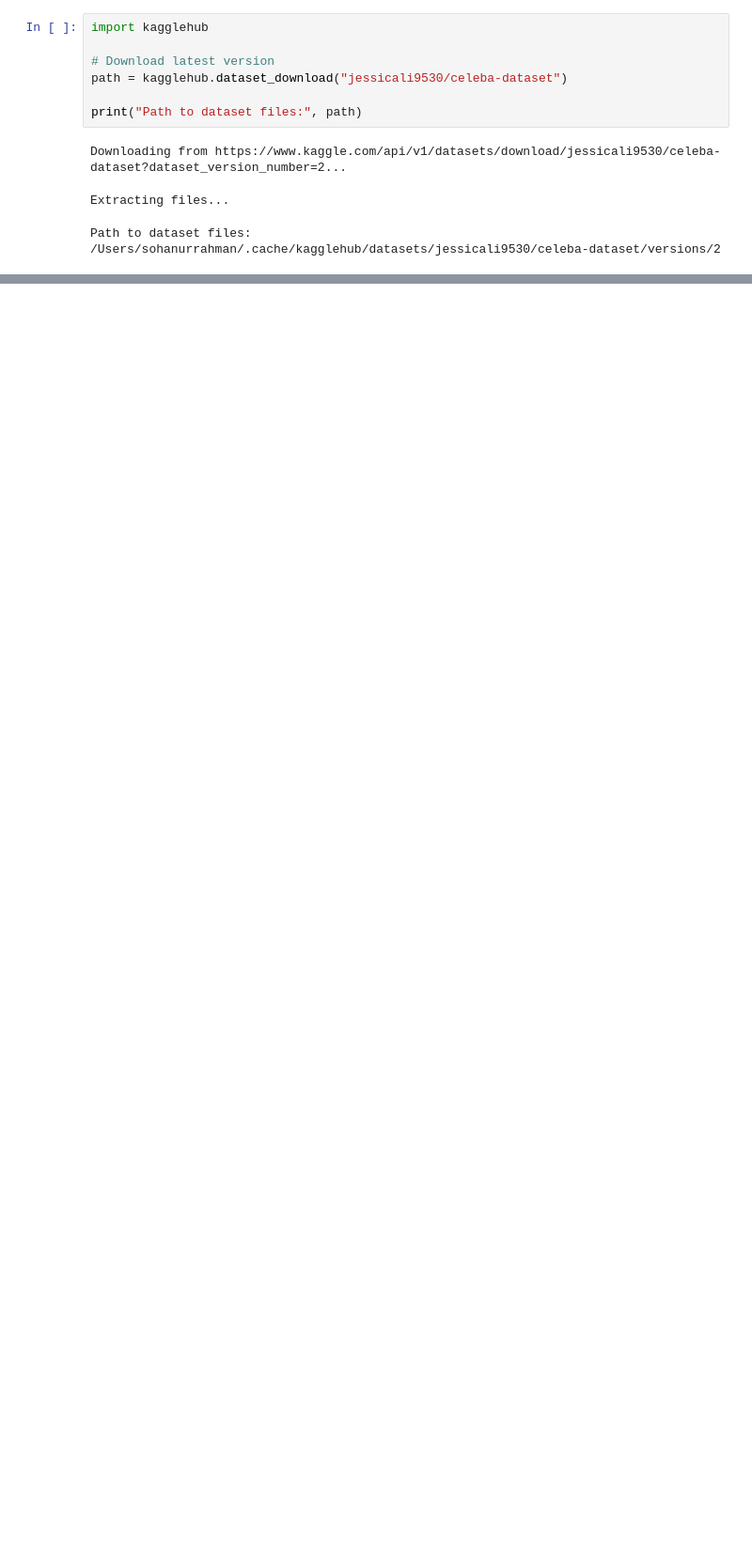
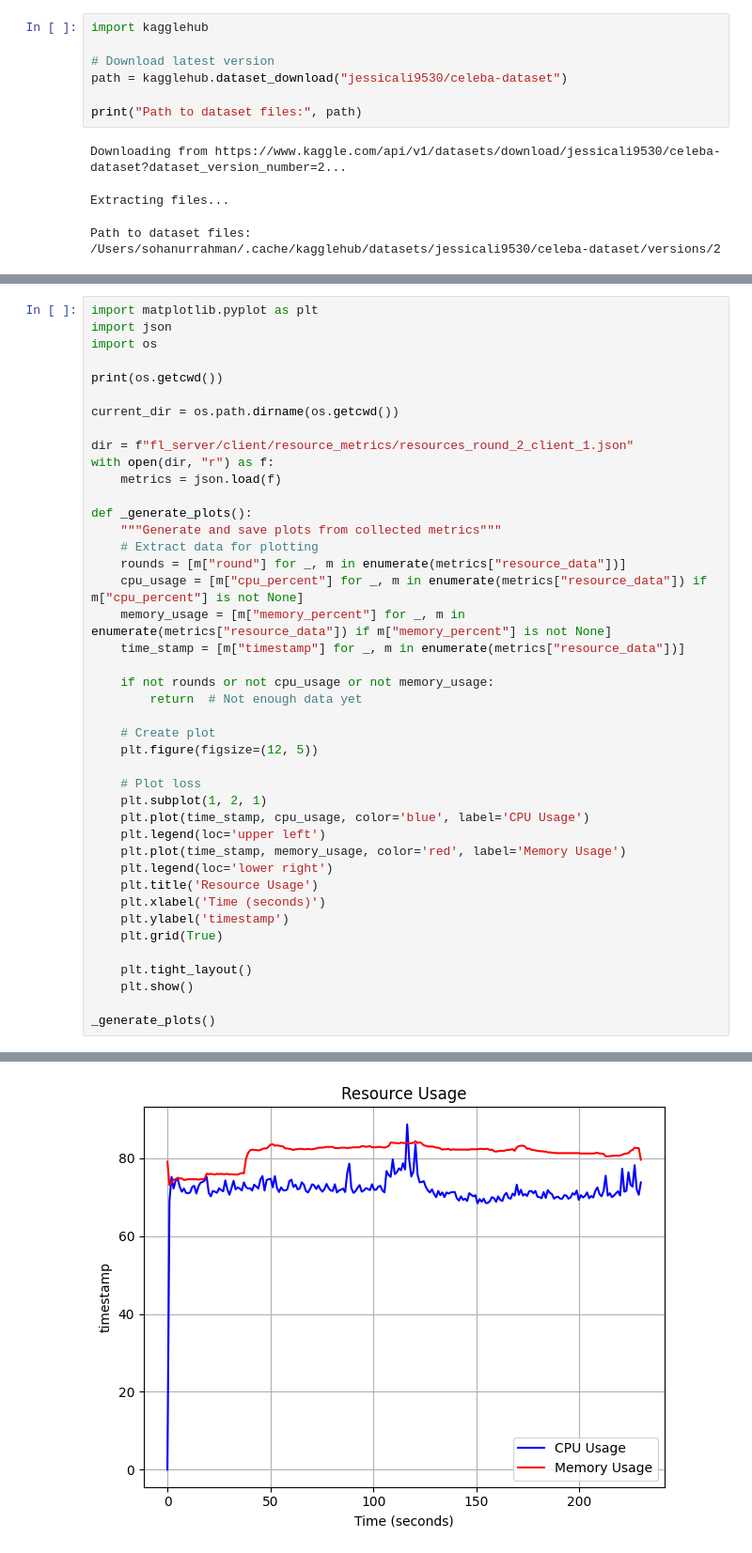
Before and after one commit to SRshohan/blockchain-iot-abac-fl, a Jupyter notebook: federated_learning/dataset_download.ipynb, the cells around one changed output, grey strips where cells are left out. Shown at 94% size. Cells and saved outputs as stored; diff of their text form; blank space fills up the shorter version.

```diff
--- a/federated_learning/dataset_download.ipynb
+++ b/federated_learning/dataset_download.ipynb
@@ -11,0 +14,43 @@ Path to dataset files: /Users/sohanurrahman/.cache/kagglehub/datasets/jessicali9
+# %%
+import matplotlib.pyplot as plt
+import json
+import os
+
+print(os.getcwd())
+
+current_dir = os.path.dirname(os.getcwd())
+
+dir = f"fl_server/client/resource_metrics/resources_round_2_client_1.json"
+with open(dir, "r") as f:
+    metrics = json.load(f)
+
+def _generate_plots():
+    """Generate and save plots from collected metrics"""
+    # Extract data for plotting
+    rounds = [m["round"] for _, m in enumerate(metrics["resource_data"])]
+    cpu_usage = [m["cpu_percent"] for _, m in enumerate(metrics["resource_data"]) if m["cpu_percent"] is not None]
+    memory_usage = [m["memory_percent"] for _, m in enumerate(metrics["resource_data"]) if m["memory_percent"] is not None]
+    time_stamp = [m["timestamp"] for _, m in enumerate(metrics["resource_data"])]
+
+    if not rounds or not cpu_usage or not memory_usage:
+        return  # Not enough data yet
+
+    # Create plot
+    plt.figure(figsize=(12, 5))
+
+    # Plot loss
+    plt.subplot(1, 2, 1)
+    plt.plot(time_stamp, cpu_usage, color='blue', label='CPU Usage')
+    plt.legend(loc='upper left')
+    plt.plot(time_stamp, memory_usage, color='red', label='Memory Usage')
+    plt.legend(loc='lower right')
+    plt.title('Resource Usage')
+    plt.xlabel('Time (seconds)')
+    plt.ylabel('timestamp')
+    plt.grid(True)
+
+    plt.tight_layout()
+    plt.show()
+
+_generate_plots()
+# %% [output]
@@ -11,0 +58 @@ Path to dataset files: /Users/sohanurrahman/.cache/kagglehub/datasets/jessicali9
+[figure, added]
```
Also changed, not shown: parts of 2 cells of this notebook, 13 other files.
